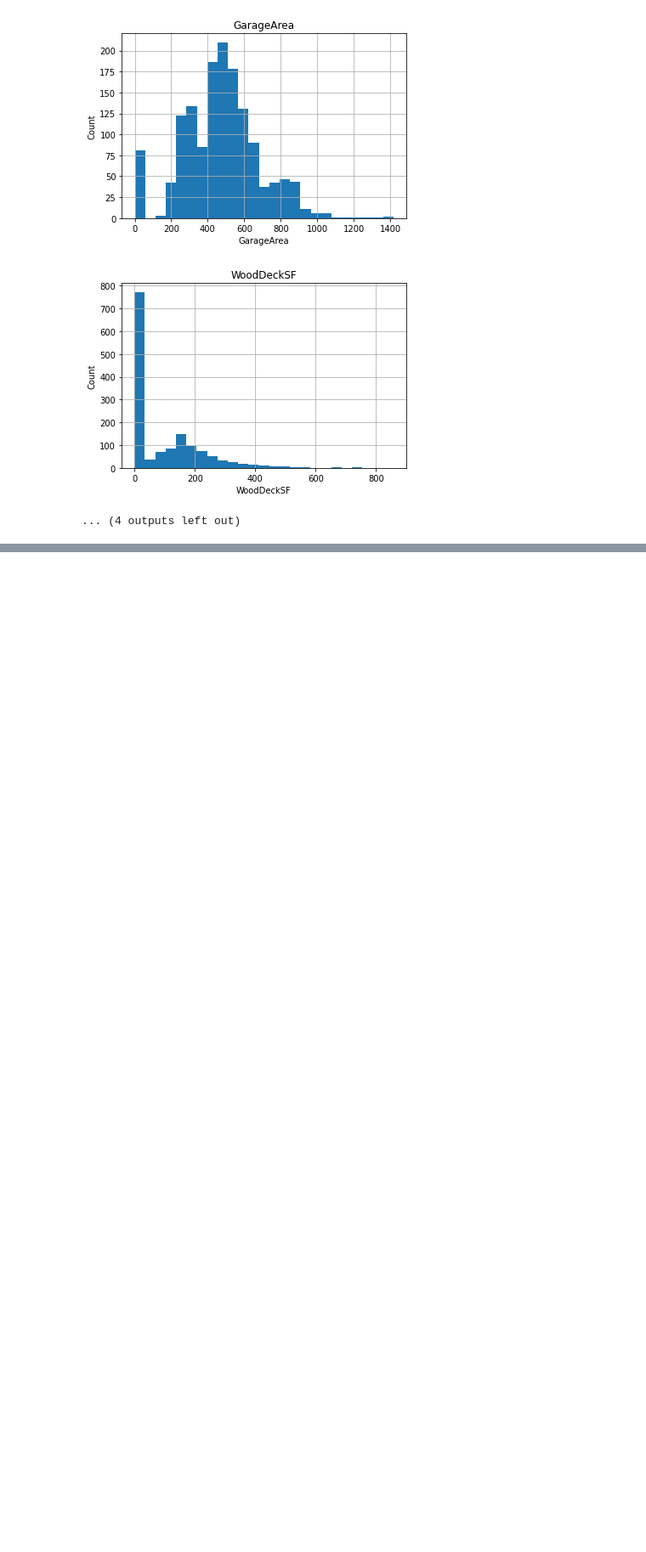
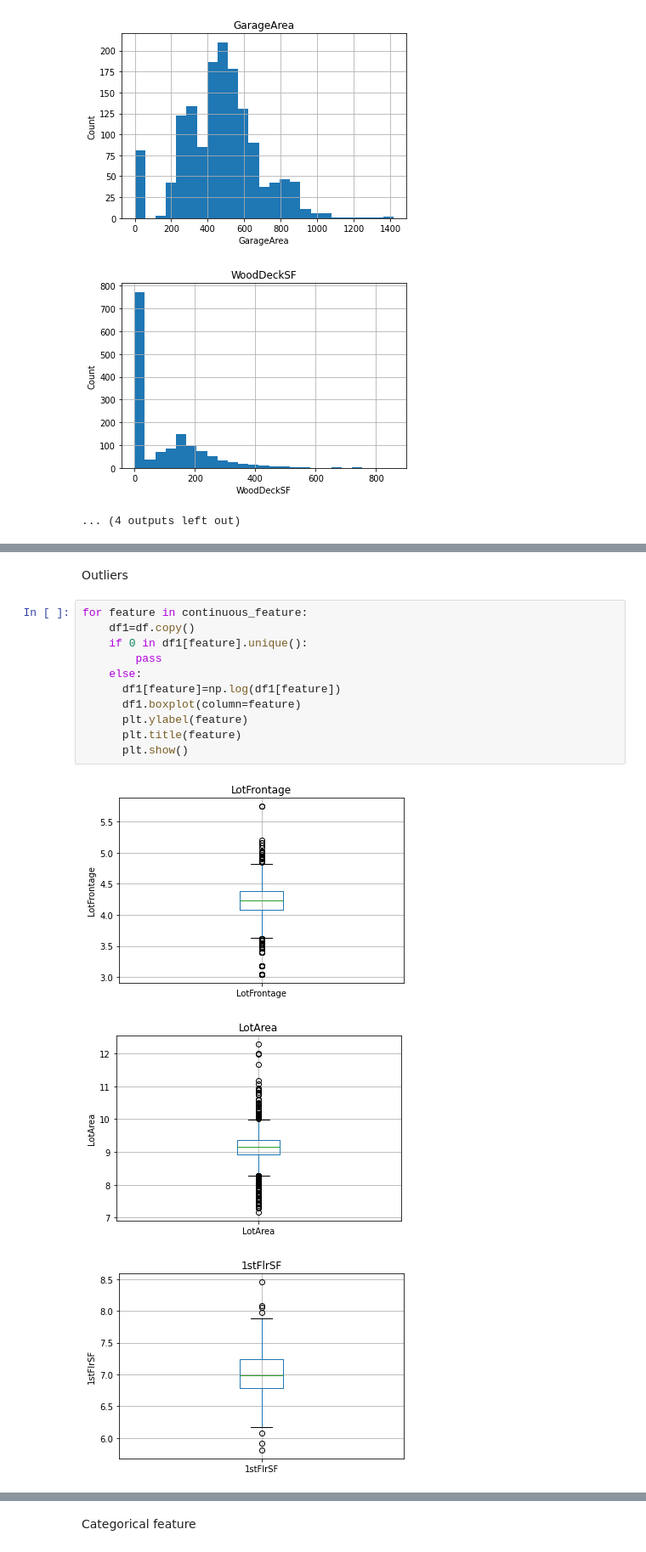
Before and after one commit to fathimajafir/House-pricing-prediction, a Jupyter notebook: Advance_House_pricing_Advanced_Regression_Techniques.ipynb, the cells around one changed output, grey strips where cells are left out. Shown at 85% size. Cells and saved outputs as stored; diff of their text form; blank space fills up the shorter version.

```diff
--- a/Advance_House_pricing_Advanced_Regression_Techniques.ipynb
+++ b/Advance_House_pricing_Advanced_Regression_Techniques.ipynb
@@ -227,0 +248,17 @@ for feature in continuous_feature:
+# %% [markdown]
+Outliers
+# %%
+for feature in continuous_feature:
+    df1=df.copy()
+    if 0 in df1[feature].unique():
+        pass
+    else:
+      df1[feature]=np.log(df1[feature])
+      df1.boxplot(column=feature)
+      plt.ylabel(feature)
+      plt.title(feature)
+      plt.show()
+# %% [output]
+[figure, added]
+[figure, added]
+[figure, added]
@@ -227,0 +267,2 @@ for feature in continuous_feature:
+# %% [markdown]
+Categorical feature
```
Also changed, not shown: parts of 6 cells of this notebook.
